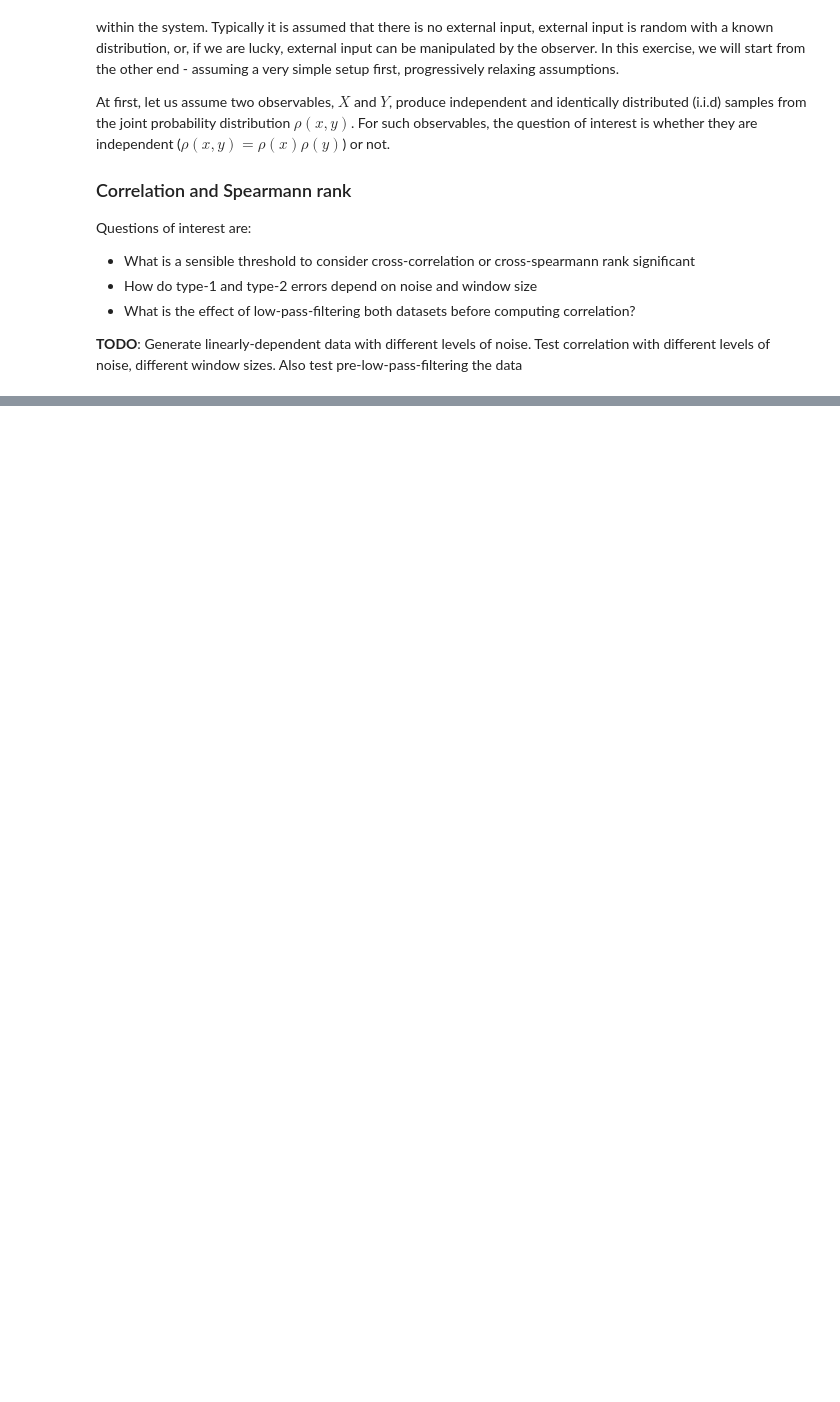
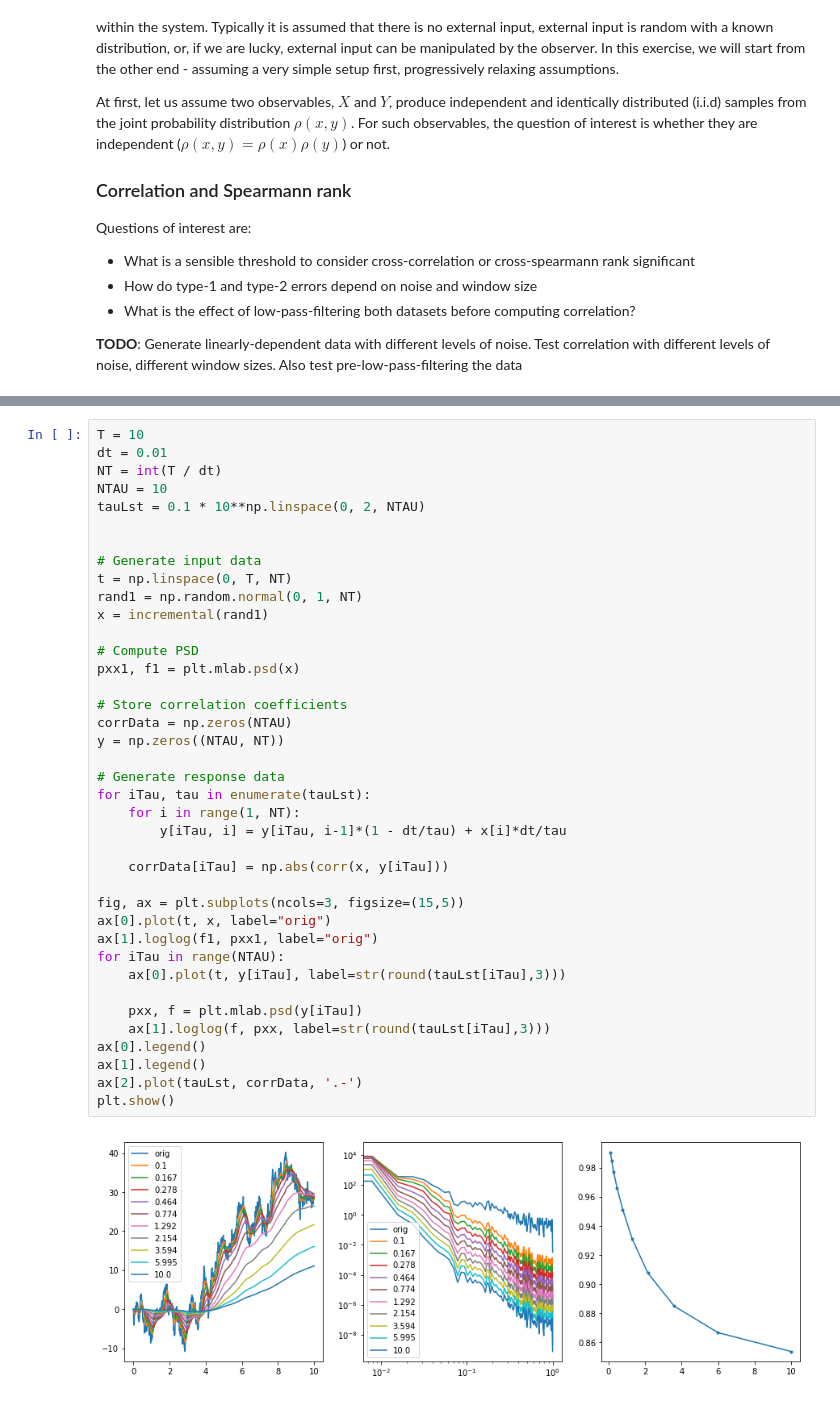
Before and after one commit to aleksejs-fomins/snippets-data-analysis, a Jupyter notebook: python/stat-info-theory/inference-model-free/functional-connectivity-non-iid/metrics-cross-corr-and-rank.ipynb, the cells around one changed output, grey strips where cells are left out. Saved outputs shown, nothing was run; the diff lists cells and outputs as text; blank space fills up the shorter version.

```diff
--- a/python/stat-info-theory/inference-model-free/functional-connectivity-non-iid/metrics-cross-corr-and-rank.ipynb
+++ b/python/stat-info-theory/inference-model-free/functional-connectivity-non-iid/metrics-cross-corr-and-rank.ipynb
@@ -216,0 +306,41 @@ ax[2].legend();
+# %%
+T = 10
+dt = 0.01
+NT = int(T / dt)
+NTAU = 10
+tauLst = 0.1 * 10**np.linspace(0, 2, NTAU)
+
+
+# Generate input data
+t = np.linspace(0, T, NT)
+rand1 = np.random.normal(0, 1, NT)
+x = incremental(rand1)
+
+# Compute PSD
+pxx1, f1 = plt.mlab.psd(x)
+
+# Store correlation coefficients
+corrData = np.zeros(NTAU)
+y = np.zeros((NTAU, NT))
+
+# Generate response data
+for iTau, tau in enumerate(tauLst):
+    for i in range(1, NT):
+        y[iTau, i] = y[iTau, i-1]*(1 - dt/tau) + x[i]*dt/tau
+
+    corrData[iTau] = np.abs(corr(x, y[iTau]))
+
+fig, ax = plt.subplots(ncols=3, figsize=(15,5))
+ax[0].plot(t, x, label="orig")
+ax[1].loglog(f1, pxx1, label="orig")
+for iTau in range(NTAU):
+    ax[0].plot(t, y[iTau], label=str(round(tauLst[iTau],3)))
+
+    pxx, f = plt.mlab.psd(y[iTau])
+    ax[1].loglog(f, pxx, label=str(round(tauLst[iTau],3)))
+ax[0].legend()
+ax[1].legend()
+ax[2].plot(tauLst, corrData, '.-')
+plt.show()
+# %% [output]
+[figure, added]
```
Also changed, not shown: parts of 12 cells of this notebook, 4 other files.
